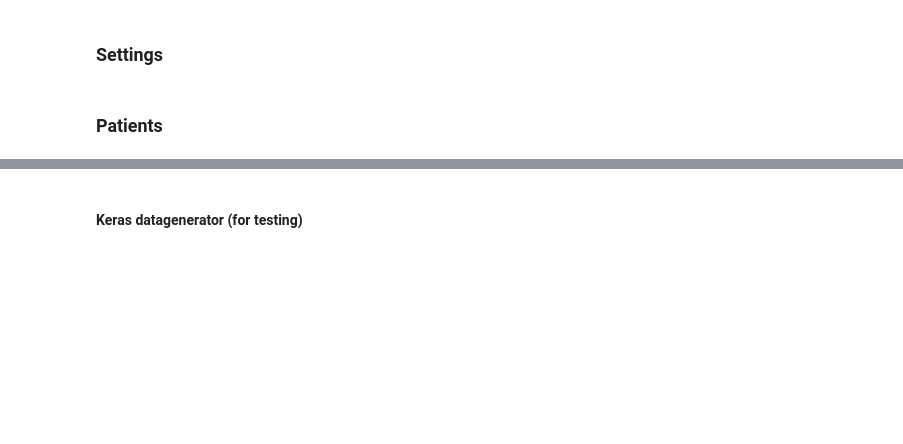
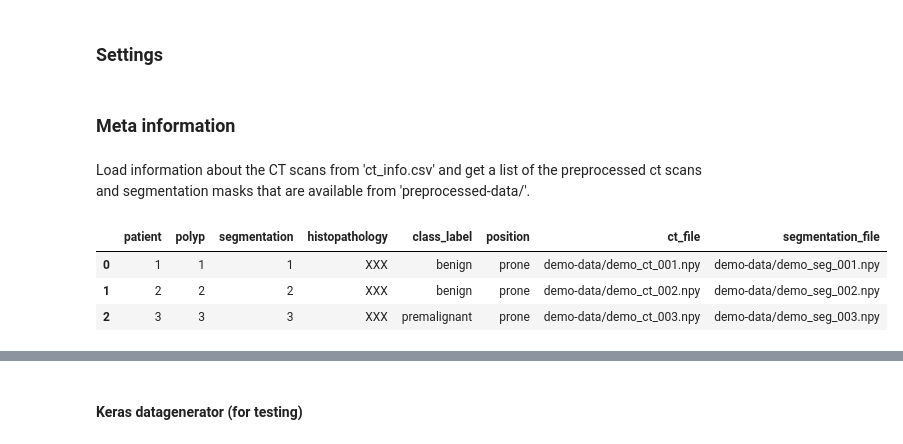
Before and after one commit to pwesp/deep-learning-in-ct-colonography, a Jupyter notebook: evaluate_model.ipynb, the cells around one changed output, grey strips where cells are left out. Drawn from its saved outputs; the diff is of its cells as text; code cells hidden in the pictures; blank space fills up the shorter version.

```diff
--- a/evaluate_model.ipynb
+++ b/evaluate_model.ipynb
@@ -34,6 +32,16 @@ n_channels = 2
 seed = 42
 np.random.seed(seed)
 random.seed(seed)
-# %% [markdown]
-### Patients
+# %% [markdown]
+### Meta information
+# %% [markdown]
+Load information about the CT scans from 'ct_info.csv' and get a list of the preprocessed ct scans and segmentation masks that are available from 'preprocessed-data/'.
+# %%
+df_ct_info = pd.read_csv('ct_info.csv')
+df_ct_info
+# %% [output]
+|  | patient | polyp | segmentation | histopathology | class_label | position | ct_file | segmentation_file |
+| 0 | 1 | 1 | 1 | XXX | benign | prone | demo-data/demo_ct_001.npy | demo-data/demo_seg_001.npy |
+| 1 | 2 | 2 | 2 | XXX | benign | prone | demo-data/demo_ct_002.npy | demo-data/demo_seg_002.npy |
+| 2 | 3 | 3 | 3 | XXX | premalignant | prone | demo-data/demo_ct_003.npy | demo-data/demo_seg_003.npy |
 # %%
```
Also changed, not shown: parts of 52 cells of this notebook, 2 other files.
